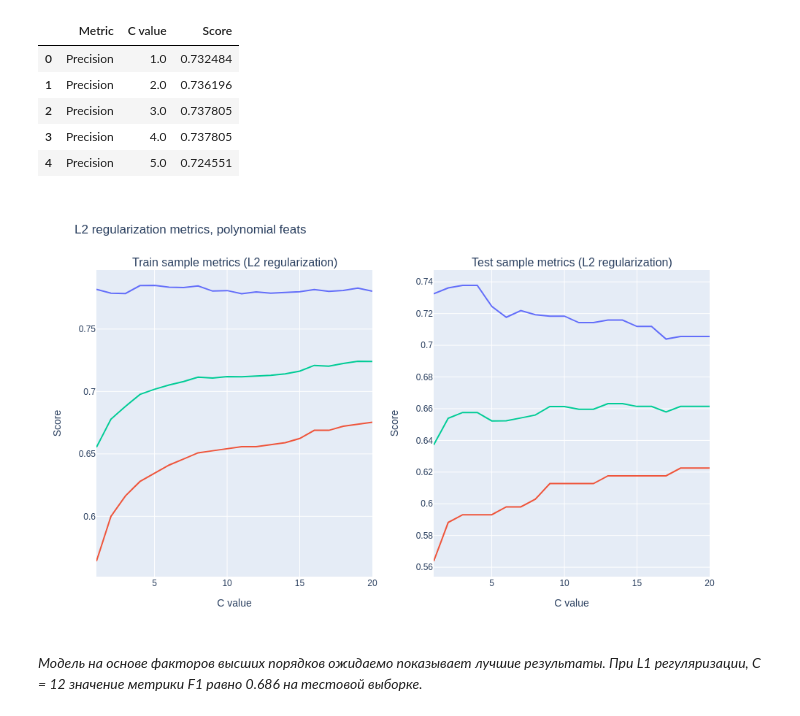
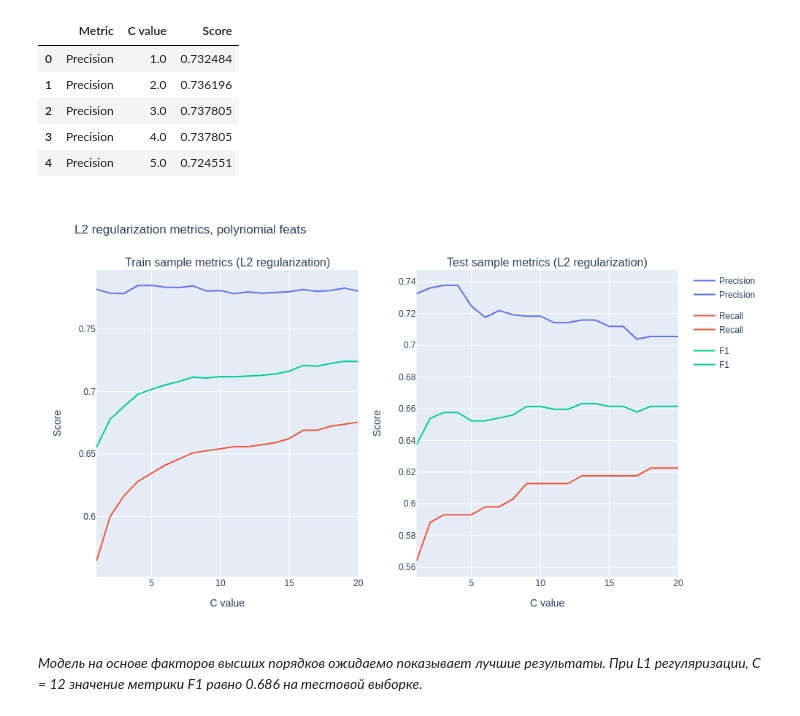
Before and after one commit to errlwdfi/sf_data_science, a Jupyter notebook: bank_clients_churn/bank_clients_churn.ipynb, the cells around one changed output. Saved outputs shown, nothing was run; the diff lists cells and outputs as text; code cells hidden in the pictures.

```diff
--- a/bank_clients_churn/bank_clients_churn.ipynb
+++ b/bank_clients_churn/bank_clients_churn.ipynb
@@ -914,35 +914,35 @@ metric_test_poly_l2_df.head()
 # %%
 l2_poly_titles = ['Train sample metrics (L2 regularization)', \
     'Test sample metrics (L2 regularization)']
 
 fig_poly_l2 = make_subplots(rows=1, cols=2, subplot_titles=l2_poly_titles)
 fig_metrics_train_poly_l2 = px.line(metric_train_poly_l2_df, x='C value', y='Score', color='Metric')
 fig_metrics_test_poly_l2 = px.line(metric_test_poly_l2_df, x='C value', y='Score', color='Metric')
 
 for trace in fig_metrics_train_poly_l2.select_traces():
     fig_poly_l2.add_trace(trace, row=1, col=1)
 
 for trace in fig_metrics_test_poly_l2.select_traces():
     fig_poly_l2.add_trace(trace, row=1, col=2)
 
 fig_poly_l2['layout']['xaxis1']['title'] = 'C value'
 fig_poly_l2['layout']['xaxis2']['title'] = 'C value'
 fig_poly_l2['layout']['yaxis1']['title'] = 'Score'
 fig_poly_l2['layout']['yaxis2']['title'] = 'Score'
 
 fig_poly_l2.update_layout(
     autosize=False,
     width = 1000,
     height = 600,
     title_text='L2 regularization metrics, polynomial feats'
 )
-fig_poly_l2.update(layout_showlegend=False)
+fig_poly_l2.update(layout_showlegend=True)
 fig_poly_l2.write_html('images/logreg_poly_l2.html')
 fig_poly_l2.write_image('images/logreg_poly_l2.png')
 fig_poly_l2.show('png')
 #fig_poly_l2.show()
 # %% [output]
-[figure, old version]
+[figure, new version]
 # %% [markdown]
 *Модель на основе факторов высших порядков ожидаемо показывает лучшие результаты. При L1 регуляризации, C = 12 значение метрики F1 равно 0.686 на тестовой выборке.*
 # %% [markdown]
```
Also changed, not shown: parts of 3 cells of this notebook, 9 other files.
